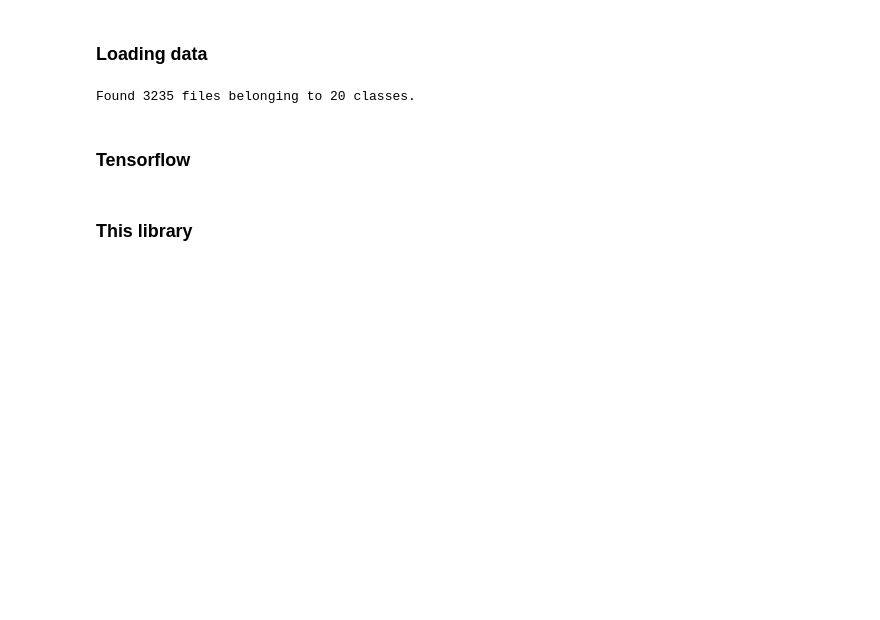
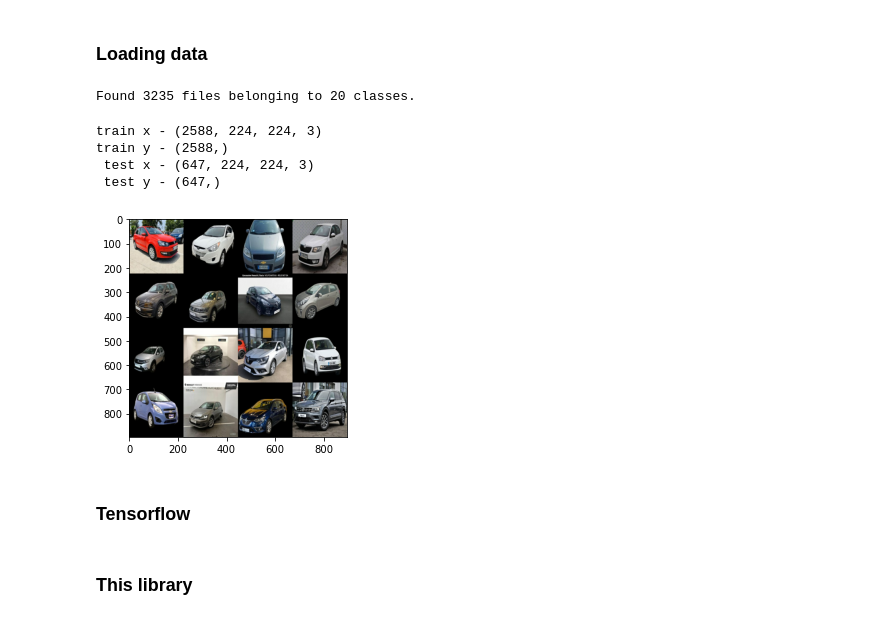
Before and after one commit to klima7/CNN-From-Scratch, a Jupyter notebook: dataset_test.ipynb, the cells around one changed output. Cells and saved outputs as stored; diff of their text form; code cells hidden in the pictures; blank space fills up the shorter version.

```diff
--- a/dataset_test.ipynb
+++ b/dataset_test.ipynb
@@ -64,6 +105,7 @@ cifar10 = {
 # %%
 ds = tf.keras.utils.image_dataset_from_directory(
     'data/cars',
+    color_mode='rgb',
     label_mode='int',
     shuffle=True,
     seed=42,
@@ -71,7 +113,7 @@ ds = tf.keras.utils.image_dataset_from_directory(
 )
 
 x_cars, y_cars = zip(*ds)
-x_cars = np.concatenate(x_cars)
+x_cars = np.concatenate(x_cars).astype(int) / 255
 y_cars = np.concatenate(y_cars)
 
 x_train_cars, x_test_cars, y_train_cars, y_test_cars = train_test_split(
@@ -93,6 +135,17 @@ cars = {
 }
 # %% [output]
 Found 3235 files belonging to 20 classes.
+# %%
+print_sizes(cars)
+# %% [output]
+train x - (2588, 224, 224, 3)
+train y - (2588,)
+ test x - (647, 224, 224, 3)
+ test y - (647,)
+# %%
+plot_random_images(cars['train']['x'])
+# %% [output]
+[figure, added]
 # %% [markdown]
 ### Tensorflow
 # %% [markdown]
```
Also changed, not shown: parts of 10 cells of this notebook.
